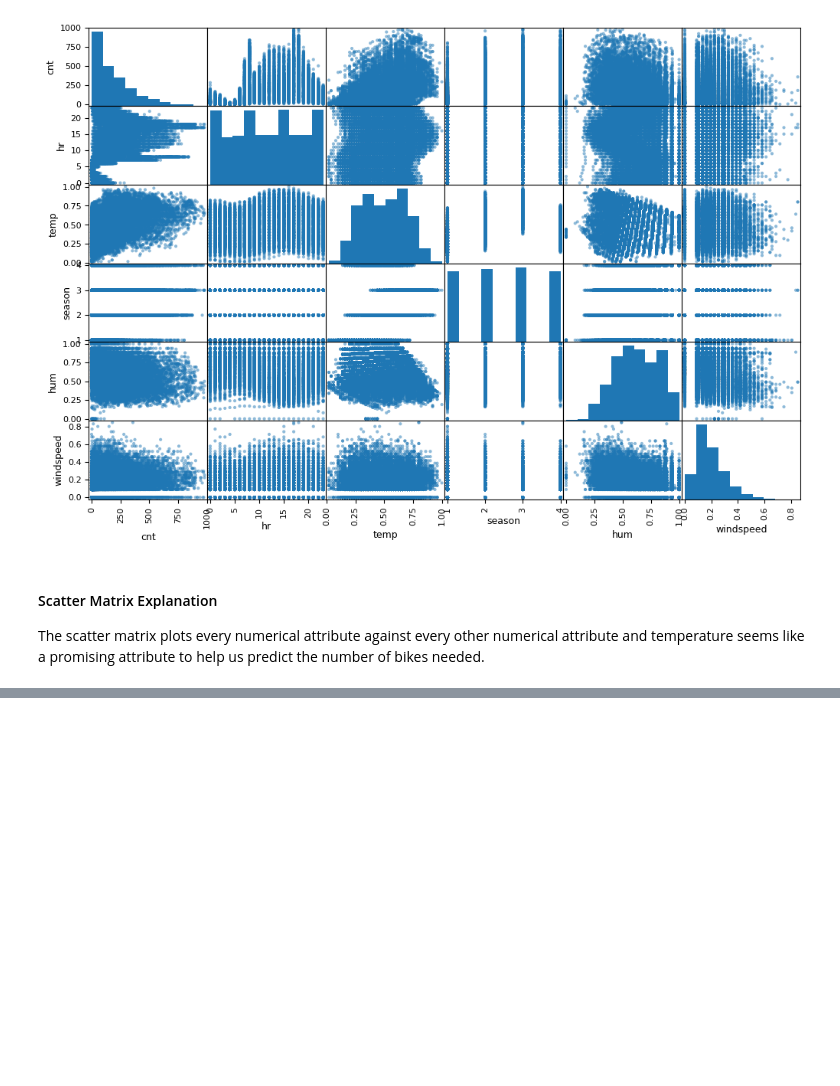
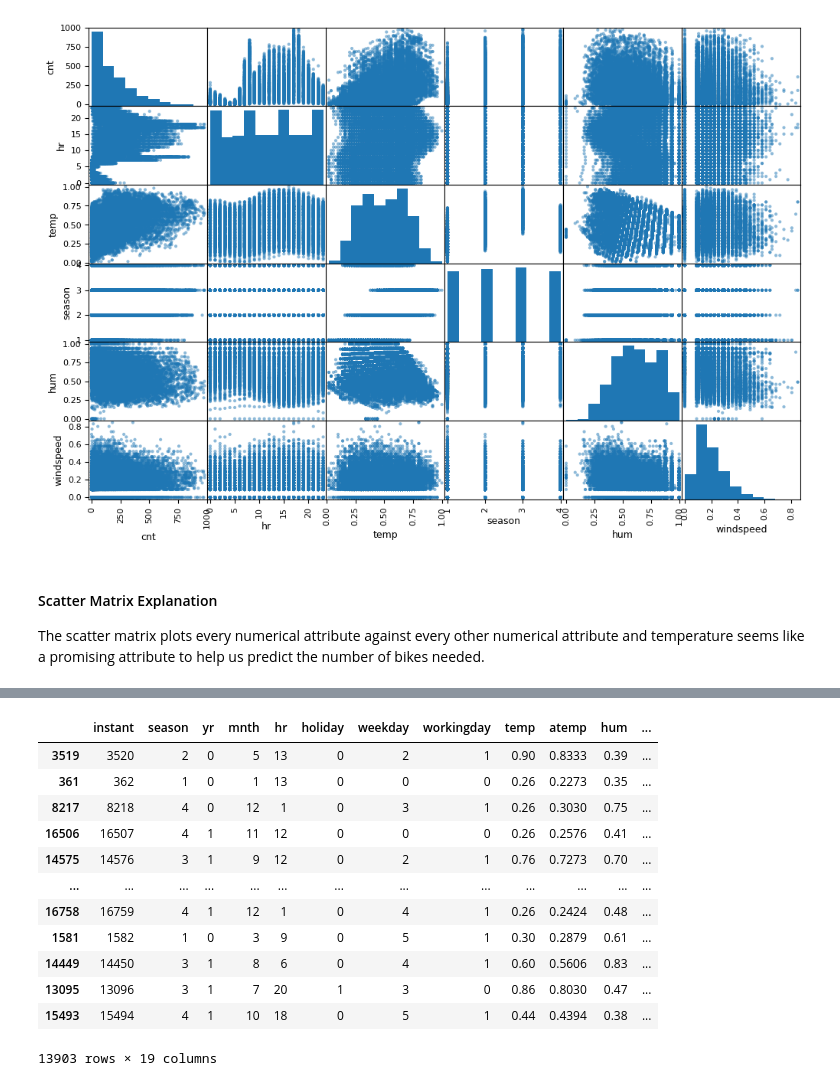
Before and after one commit to maddyBrown19/audomadic-regressor, a Jupyter notebook: workspace.ipynb, the cells around one changed output, grey strips where cells are left out. Drawn from its saved outputs; the diff is of its cells as text; code cells hidden in the pictures; blank space fills up the shorter version.

```diff
--- a/workspace.ipynb
+++ b/workspace.ipynb
@@ -175,3 +189,24 @@ Name: count, dtype: float64
+# %%
+one_hot_encoder = OneHotEncoder(sparse_output = False)
+one_hot_encoded_train = one_hot_encoder.fit_transform(strat_train_set[["weathersit"]])
+one_hot_encoded_columns = pd.DataFrame(one_hot_encoded_train, columns = one_hot_encoder.get_feature_names_out(["weathersit"]),
+                                        index = strat_train_set.index)
+strat_train_set = pd.concat([strat_train_set.drop(columns = ["weathersit"]), one_hot_encoded_columns], axis = 1)
+strat_train_set.drop("dteday", axis = 1)
+# %% [output]
+|  | instant | season | yr | mnth | hr | holiday | weekday | workingday | temp | atemp | hum | ... |
+| 3519 | 3520 | 2 | 0 | 5 | 13 | 0 | 2 | 1 | 0.90 | 0.8333 | 0.39 | ... |
+| 361 | 362 | 1 | 0 | 1 | 13 | 0 | 0 | 0 | 0.26 | 0.2273 | 0.35 | ... |
+| 8217 | 8218 | 4 | 0 | 12 | 1 | 0 | 3 | 1 | 0.26 | 0.3030 | 0.75 | ... |
+| 16506 | 16507 | 4 | 1 | 11 | 12 | 0 | 0 | 0 | 0.26 | 0.2576 | 0.41 | ... |
+| 14575 | 14576 | 3 | 1 | 9 | 12 | 0 | 2 | 1 | 0.76 | 0.7273 | 0.70 | ... |
+| ... | ... | ... | ... | ... | ... | ... | ... | ... | ... | ... | ... | ... |
+| 16758 | 16759 | 4 | 1 | 12 | 1 | 0 | 4 | 1 | 0.26 | 0.2424 | 0.48 | ... |
+| 1581 | 1582 | 1 | 0 | 3 | 9 | 0 | 5 | 1 | 0.30 | 0.2879 | 0.61 | ... |
+| 14449 | 14450 | 3 | 1 | 8 | 6 | 0 | 4 | 1 | 0.60 | 0.5606 | 0.83 | ... |
+| 13095 | 13096 | 3 | 1 | 7 | 20 | 1 | 3 | 0 | 0.86 | 0.8030 | 0.47 | ... |
+| 15493 | 15494 | 4 | 1 | 10 | 18 | 0 | 5 | 1 | 0.44 | 0.4394 | 0.38 | ... |
+13903 rows × 19 columns
 # %%
 import pandas as pd
 from sklearn.preprocessing import FunctionTransformer, LabelEncoder
```
Also changed, not shown: parts of 4 cells of this notebook.
